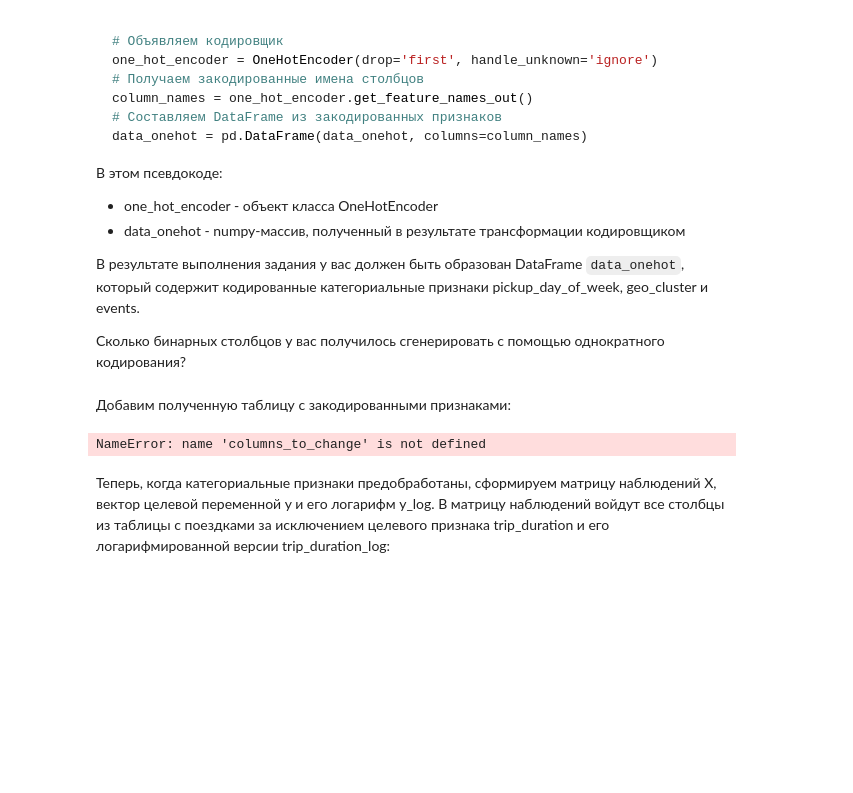
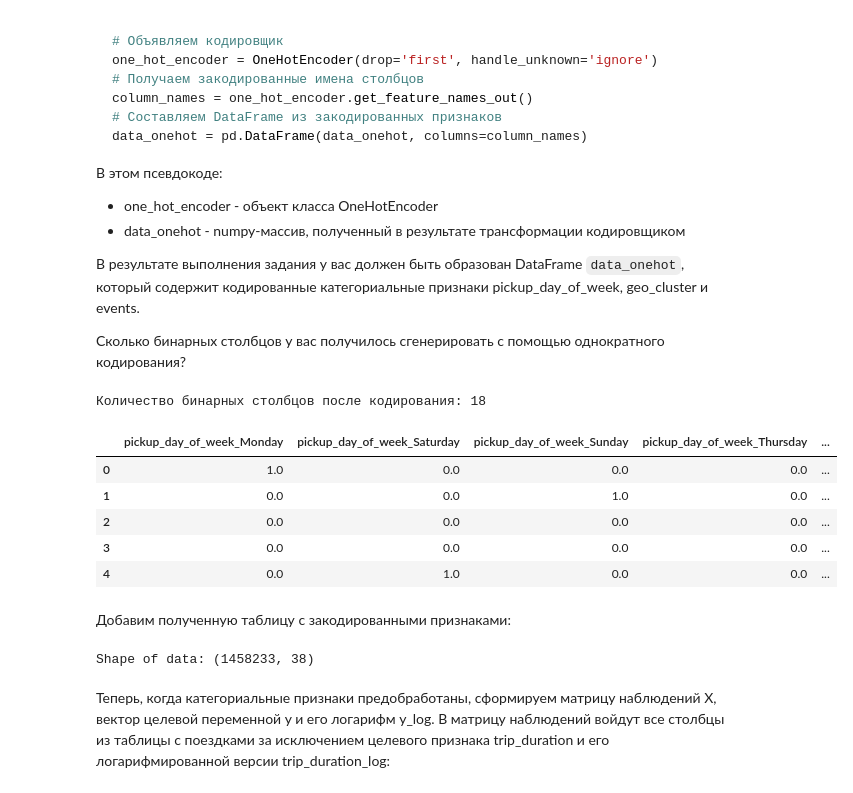
Before and after one commit to the0fedor/SF_DS, a Jupyter notebook: SkillFactory/PROJECT-5 Задача регрессии/Project-5._Ноутбук-шаблон.ipynb, the cells around one changed output. Cells and saved outputs as stored; diff of their text form; code cells hidden in the pictures; blank space fills up the shorter version.

```diff
--- a/SkillFactory/PROJECT-5 Задача регрессии/Project-5._Ноутбук-шаблон.ipynb
+++ b/SkillFactory/PROJECT-5 Задача регрессии/Project-5._Ноутбук-шаблон.ipynb
@@ -819,7 +828,7 @@ Columns: Index(['id', 'vendor_id', 'pickup_datetime', 'dropoff_datetime',
 # %% [markdown]
 Для удобства работы сделаем копию исходной таблицы с поездками:
 # %%
-train_data = taxi_data.copy()
+train_data = data.copy()
 train_data.head()
 # %% [output]
 |  | id | vendor_id | pickup_datetime | dropoff_datetime | passenger_count | pickup_longitude | ... |
@@ -843,0 +852,7 @@ train_data.head()
+# %%
+# Удаляем признаки id и dropoff_datetime
+train_data = train_data.drop(columns=['id', 'dropoff_datetime'])
+
+# Проверяем обновленный набор данных
+print(f"Shape of data: {train_data.shape}")
+print(f"Columns: {train_data.columns}")
@@ -863,0 +887,9 @@ Shape of data:  (1458644, 14)
+# %%
+# Кодирование признака vendor_id
+train_data['vendor_id'] = train_data['vendor_id'].apply(lambda x: 0 if x == 1 else 1)
+
+# Кодирование признака store_and_fwd_flag
+train_data['store_and_fwd_flag'] = train_data['store_and_fwd_flag'].apply(lambda x: 0 if x == 'N' else 1)
+
+# Проверим результат
+print(train_data[['vendor_id', 'store_and_fwd_flag']].head())
@@ -893,13 +940,42 @@ data_onehot = pd.DataFrame(data_onehot, columns=column_names)
+# %%
+from sklearn.preprocessing import OneHotEncoder
+
+# Выбираем столбцы для кодирования
+columns_to_encode = ['pickup_day_of_week', 'geo_cluster', 'events']
+
+# Создаём объект OneHotEncoder с параметрами drop='first' и handle_unknown='ignore'
+one_hot_encoder = OneHotEncoder(drop='first', handle_unknown='ignore')
+
+# Применяем кодировщик к выбранным столбцам
+data_onehot_array = one_hot_encoder.fit_transform(train_data[columns_to_encode]).toarray()
+
+# Получаем имена новых закодированных столбцов
+column_names = one_hot_encoder.get_feature_names_out(columns_to_encode)
+
+# Преобразуем numpy-массив обратно в DataFrame
+data_onehot = pd.DataFrame(data_onehot_array, columns=column_names)
+
+# Проверяем результат
+print(f"Количество бинарных столбцов после кодирования: {data_onehot.shape[1]}")
+display(data_onehot.head())
+# %% [output]
+Количество бинарных столбцов после кодирования: 18
+|  | pickup_day_of_week_Monday | pickup_day_of_week_Saturday | pickup_day_of_week_Sunday | pickup_day_of_week_Thursday | ... |
+| 0 | 1.0 | 0.0 | 0.0 | 0.0 | ... |
+| 1 | 0.0 | 0.0 | 1.0 | 0.0 | ... |
+| 2 | 0.0 | 0.0 | 0.0 | 0.0 | ... |
+| 3 | 0.0 | 0.0 | 0.0 | 0.0 | ... |
+| 4 | 0.0 | 1.0 | 0.0 | 0.0 | ... |
 # %% [markdown]
 Добавим полученную таблицу с закодированными признаками:
 # %%
 train_data = pd.concat(
-    [train_data.reset_index(drop=True).drop(columns_to_change, axis=1), data_onehot],
+    [train_data.reset_index(drop=True).drop(columns_to_encode, axis=1), data_onehot],
     axis=1
 )
 print('Shape of data: {}'.format(train_data.shape))
 # %% [output]
-NameError: name 'columns_to_change' is not defined
+Shape of data: (1458233, 38)
 # %% [markdown]
 Теперь, когда категориальные признаки предобработаны, сформируем матрицу наблюдений X, вектор целевой переменной y и его логарифм y_log. В матрицу наблюдений войдут все столбцы из таблицы с поездками за исключением целевого признака trip_duration и его логарифмированной версии trip_duration_log:
 # %%
```
Also changed, not shown: parts of 31 cells of this notebook.
